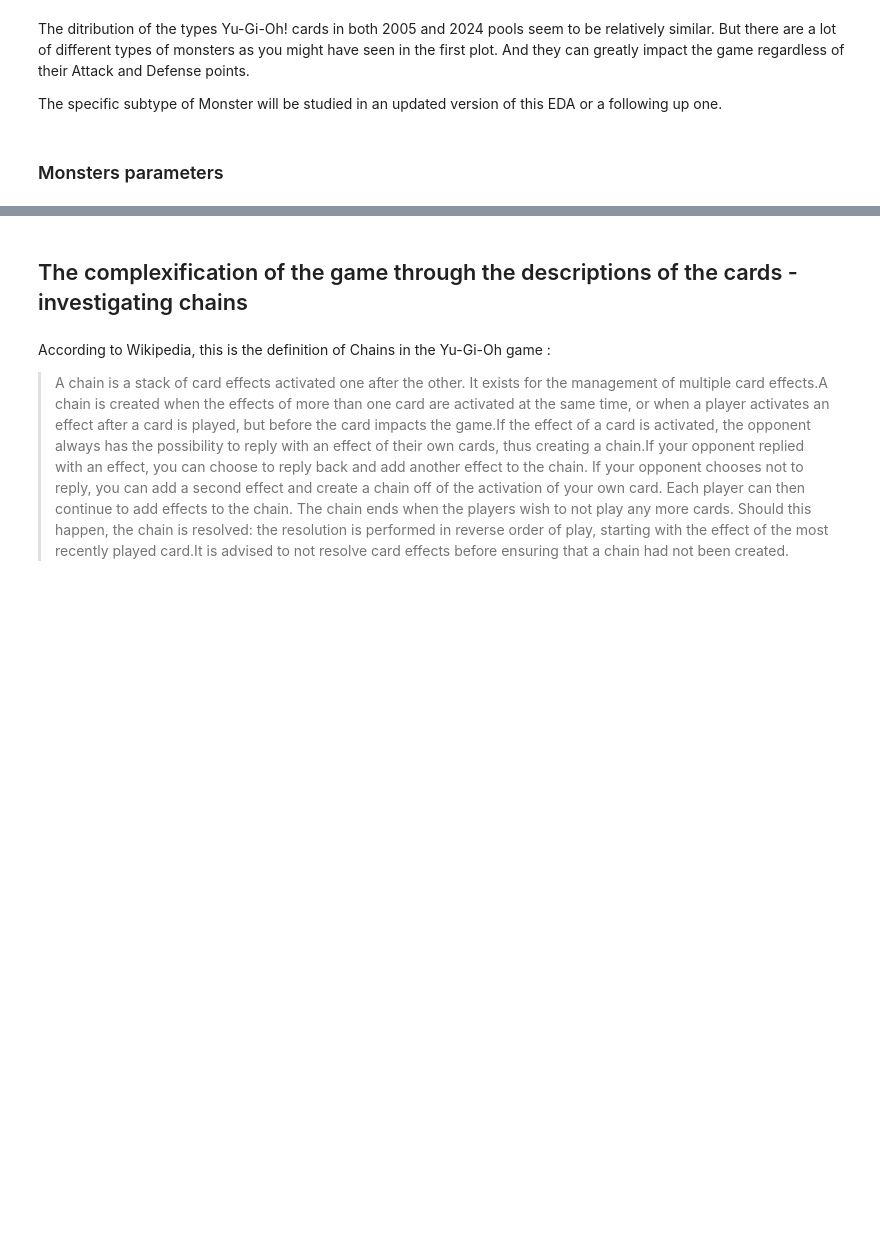
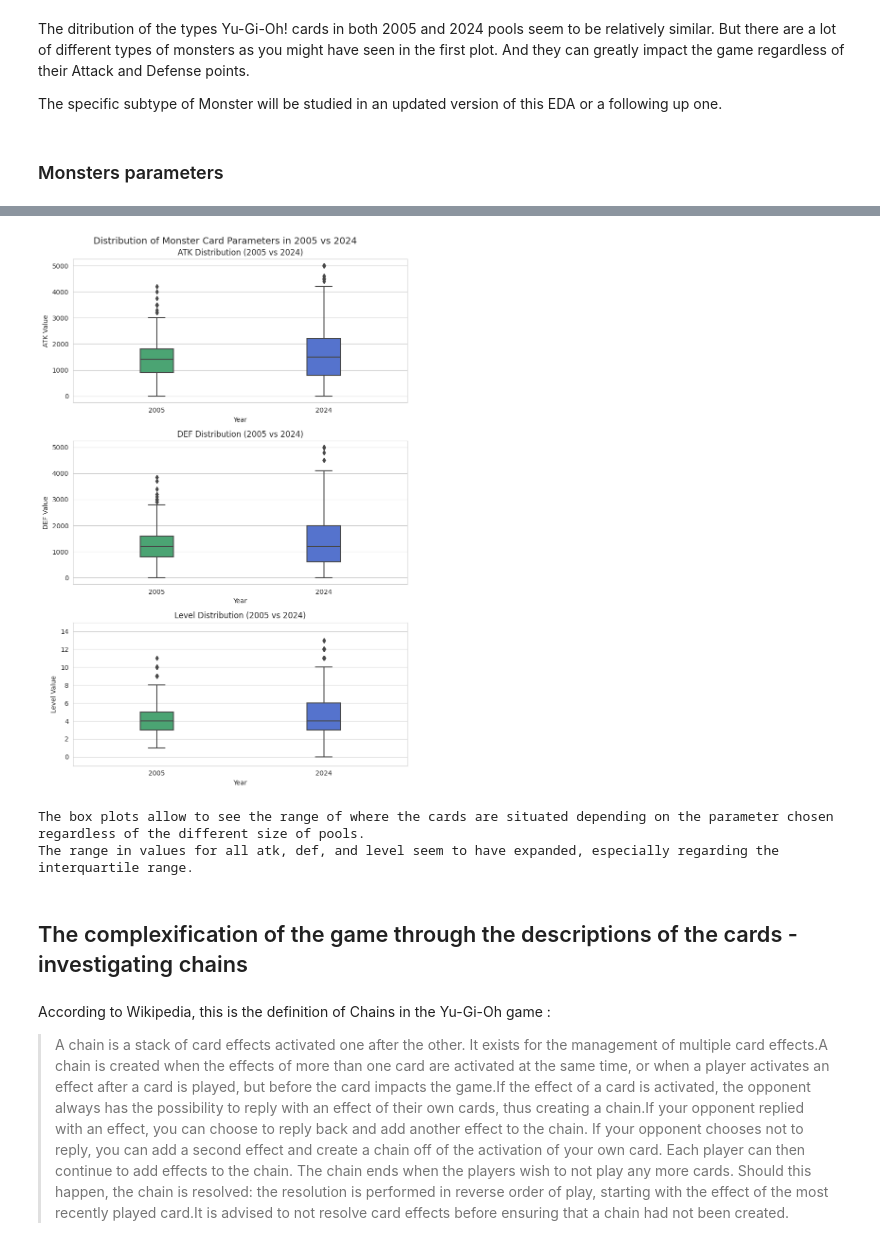
Before and after one commit to HanaeBonnafoux/yugioh, a Jupyter notebook: yu-gi-oh-s-evolution-through-the-cards.ipynb, the cells around one changed output, grey strips where cells are left out. Cells and saved outputs as stored; diff of their text form; code cells hidden in the pictures; blank space fills up the shorter version.

Commit message:
Kaggle Notebook | Yu-Gi-Oh! cards over time EDA | Version 51

```diff
--- a/yu-gi-oh-s-evolution-through-the-cards.ipynb
+++ b/yu-gi-oh-s-evolution-through-the-cards.ipynb
@@ -611,3 +588,56 @@ The box plots allow to see the range of where the cards are situated depending o
+# %%
+#Create combined DataFrame for ATK, DEF, and Level with the "Year" column
+atk_data = pd.DataFrame({
+    "Value": list(pool_monsters_2005["atk"]) + list(pool_monsters_2024["atk"]),
+    "Year": ["2005"] * len(pool_monsters_2005) + ["2024"] * len(pool_monsters_2024),
+    "Parameter": ["ATK"] * len(pool_monsters_2005) + ["ATK"] * len(pool_monsters_2024)
+})
+
+def_data = pd.DataFrame({
+    "Value": list(pool_monsters_2005["def"]) + list(pool_monsters_2024["def"]),
+    "Year": ["2005"] * len(pool_monsters_2005) + ["2024"] * len(pool_monsters_2024),
+    "Parameter": ["DEF"] * len(pool_monsters_2005) + ["DEF"] * len(pool_monsters_2024)
+})
+
+level_data = pd.DataFrame({
+    "Value": list(pool_monsters_2005["level"]) + list(pool_monsters_2024["level"]),
+    "Year": ["2005"] * len(pool_monsters_2005) + ["2024"] * len(pool_monsters_2024),
+    "Parameter": ["Level"] * len(pool_monsters_2005) + ["Level"] * len(pool_monsters_2024)
+})
+
+# figure with 3 subplots
+fig, axes = plt.subplots(3, 1, figsize=(8, 12))
+
+# Set the main title
+fig.suptitle("Distribution of Monster Card Parameters in 2005 vs 2024", ha="center", fontsize=14)
+
+# ATK
+sns.boxplot(x="Year", y="Value", data=atk_data, palette=["mediumseagreen", "royalblue"], width=0.2, ax=axes[0])
+axes[0].set_title("ATK Distribution (2005 vs 2024)", fontsize=12)
+axes[0].set_ylabel("ATK Value")
+
+# DEF
+sns.boxplot(x="Year", y="Value", data=def_data, palette=["mediumseagreen", "royalblue"], width=0.2, ax=axes[1])
+axes[1].set_title("DEF Distribution (2005 vs 2024)", fontsize=12)
+axes[1].set_ylabel("DEF Value")
+
+# Level
+sns.boxplot(x="Year", y="Value", data=level_data, palette=["mediumseagreen", "royalblue"], width=0.2, ax=axes[2])
+axes[2].set_title("Level Distribution (2005 vs 2024)", fontsize=12)
+axes[2].set_ylabel("Level Value")
+
+# Manually set y-axis limits for Level to ensure it's visible
+axes[2].set_ylim(-1, 15)  # Set y-axis for Level from -1 to 15 to zoom in
+
+plt.tight_layout()
+
+plt.show()
+
+print("The box plots allow to see the range of where the cards are situated depending on the parameter chosen regardless of the different size of pools.\nThe range in values for all atk, def, and level seem to have expanded, especially regarding the interquartile range.")
+# %% [output]
+[figure, added]
+The box plots allow to see the range of where the cards are situated depending on the parameter chosen regardless of the different size of pools.
+The range in values for all atk, def, and level seem to have expanded, especially regarding the interquartile range.
 # %% [markdown]
 ## The complexification of the game through the descriptions of the cards - investigating chains
 # %% [markdown]
```
Also changed, not shown: parts of 4 cells of this notebook.
